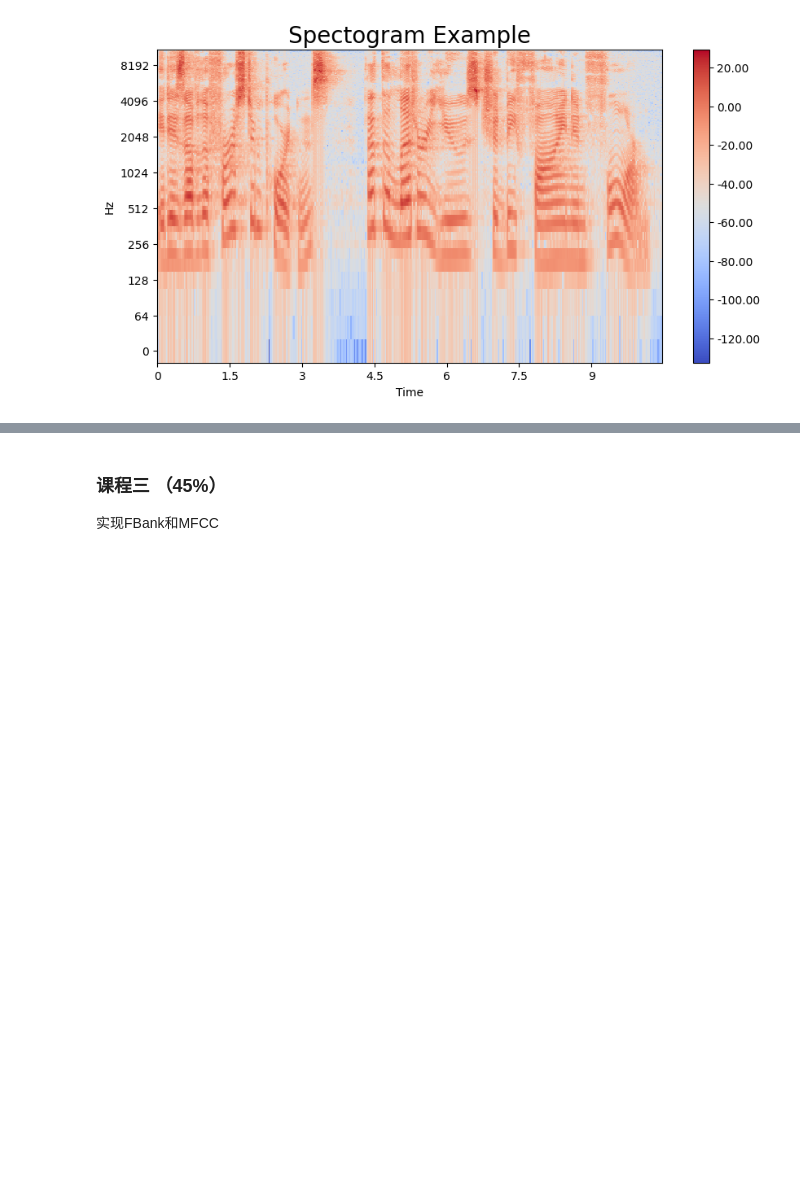
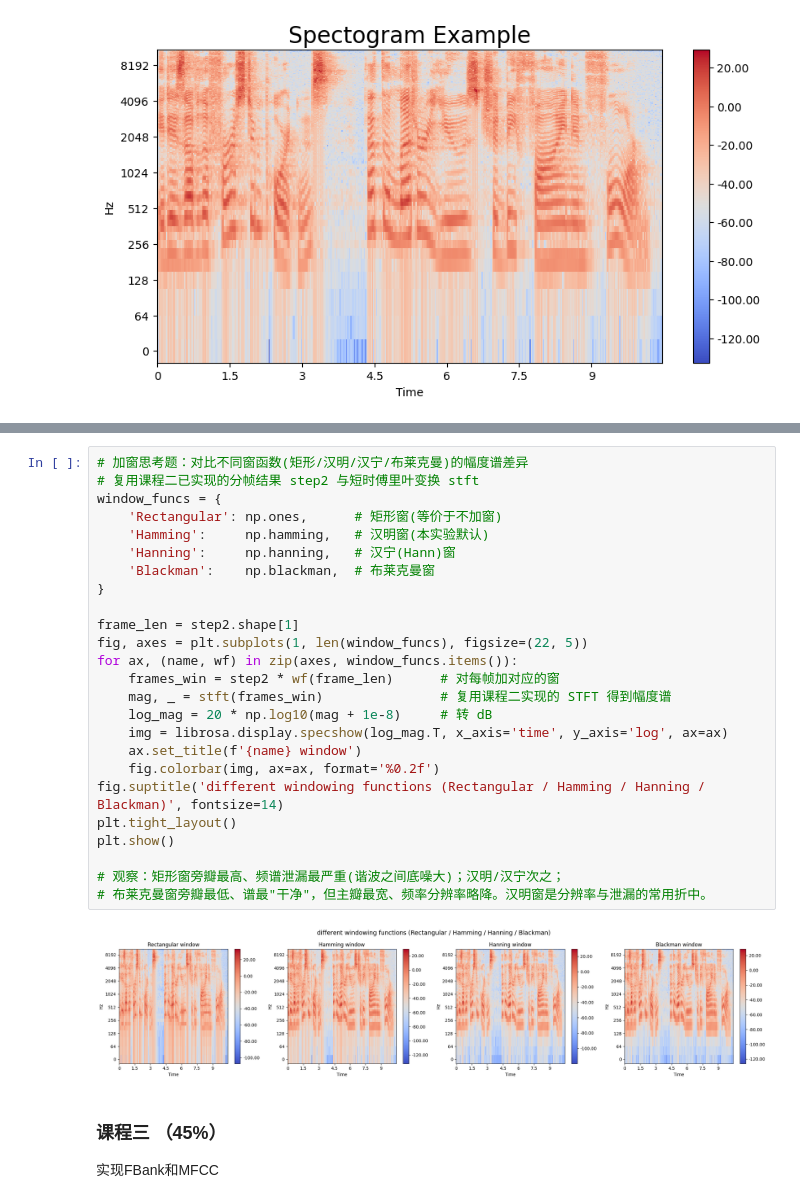
Before and after one commit to sjq0098/Speech-Information-Processing, a Jupyter notebook: exp1/exp1_2026.ipynb, the cells around one changed output, grey strips where cells are left out. Saved outputs shown, nothing was run; the diff lists cells and outputs as text; blank space fills up the shorter version.

```diff
--- a/exp1/exp1_2026.ipynb
+++ b/exp1/exp1_2026.ipynb
@@ -287,3 +301,30 @@ plt.show()
+# %%
+# 加窗思考题：对比不同窗函数(矩形/汉明/汉宁/布莱克曼)的幅度谱差异
+# 复用课程二已实现的分帧结果 step2 与短时傅里叶变换 stft
+window_funcs = {
+    'Rectangular': np.ones,      # 矩形窗(等价于不加窗)
+    'Hamming':     np.hamming,   # 汉明窗(本实验默认)
+    'Hanning':     np.hanning,   # 汉宁(Hann)窗
+    'Blackman':    np.blackman,  # 布莱克曼窗
+}
+
+frame_len = step2.shape[1]
+fig, axes = plt.subplots(1, len(window_funcs), figsize=(22, 5))
+for ax, (name, wf) in zip(axes, window_funcs.items()):
+    frames_win = step2 * wf(frame_len)      # 对每帧加对应的窗
+    mag, _ = stft(frames_win)               # 复用课程二实现的 STFT 得到幅度谱
+    log_mag = 20 * np.log10(mag + 1e-8)     # 转 dB
+    img = librosa.display.specshow(log_mag.T, x_axis='time', y_axis='log', ax=ax)
+    ax.set_title(f'{name} window')
+    fig.colorbar(img, ax=ax, format='%0.2f')
+fig.suptitle('different windowing functions (Rectangular / Hamming / Hanning / Blackman)', fontsize=14)
+plt.tight_layout()
+plt.show()
+
+# 观察：矩形窗旁瓣最高、频谱泄漏最严重(谐波之间底噪大)；汉明/汉宁次之；
+# 布莱克曼窗旁瓣最低、谱最"干净"，但主瓣最宽、频率分辨率略降。汉明窗是分辨率与泄漏的常用折中。
+# %% [output]
+[figure, added]
 # %% [markdown]
 ### 课程三 （45%）
 
```
Also changed, not shown: parts of 11 cells of this notebook, 1 other file.
